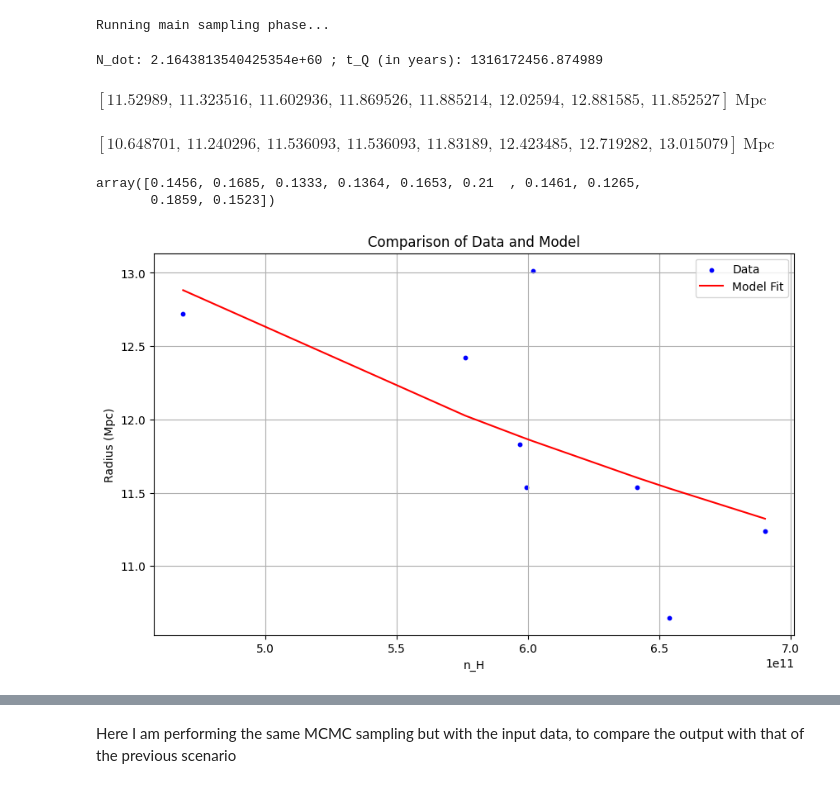
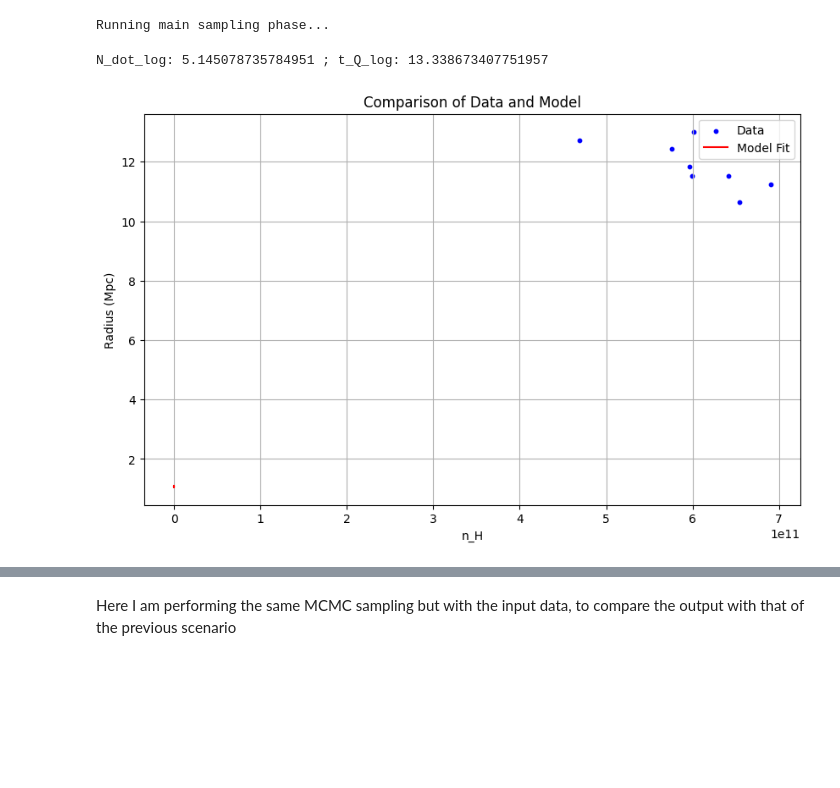
Before and after one commit to Booritth-Balaji/SZ-Quasar-CMB, a Jupyter notebook: Codes/Test.ipynb, the cells around one changed output, grey strips where cells are left out. Cells and saved outputs as stored; diff of their text form; code cells hidden in the pictures; blank space fills up the shorter version.

```diff
--- a/Codes/Test.ipynb
+++ b/Codes/Test.ipynb
@@ -94,6 +103,8 @@ t_Q_max = t_Q_max * 3.156e7  # in s
 
 Ang_err = np.array([0.1] * len(Ang_deg))  # Error in determining the angular diameter in arcmins
 Radius_err = Ang_err * np.pi / (180 * 60) * D_A  # Convert angular error to actual diameter error
+
+Radius_err = np.log10(Radius_err.value)  # Convert to log10 units
 # %%
 # Defining the log-likelihood function
 
@@ -104,7 +115,7 @@ def lnlike(theta, x, y, y_err):
 
 def lnprior(theta):
     N_dot, t_Q = theta
-    if N_dot < N_dot_min or t_Q < t_Q_min: # or N_dot > N_dot_max  or t_Q > t_Q_max:
+    if N_dot < N_dot_min or t_Q < t_Q_min or N_dot > N_dot_max  or t_Q > t_Q_max:
         return -np.inf
     return 0.0
 
@@ -126,7 +137,7 @@ n_burn = 200
 n_steps = 10000
 
 # Initializing the sampler
-sampler = emcee.EnsembleSampler(nwalkers, ndim, lnprob, args=(n_H, Radius, Radius_err))
+sampler = emcee.EnsembleSampler(nwalkers, ndim, lnprob, args=(n_H_log, Radius_log, Radius_err))
 
 # Adding little variation to the initial positions
 p0 = []
@@ -155,46 +166,31 @@ Running burn-in phase...
 Running main sampling phase...
 # %%
 theta_max = samples[np.argmax(sampler.flatlnprobability)]
-print("N_dot:", theta_max[0], "; t_Q (in years):", theta_max[1]/3.156e7 )
+print("N_dot_log:", theta_max[0], "; t_Q_log:", theta_max[1])
 # %% [output]
-N_dot: 2.1643813540425354e+60 ; t_Q (in years): 1316172456.874989
+N_dot_log: 5.145078735784951 ; t_Q_log: 13.338673407751957
-# %%
-# The Radii calculated from the model using the maximum likelihood parameters
-model(theta_max, n_H).to('Mpc')
-# %% [output]
-$[11.52989,~11.323516,~11.602936,~11.869526,~11.885214,~12.02594,~12.881585,~11.852527] \; \mathrm{Mpc}$
-# %%
-# The radius_y values
-Radius
-# %% [output]
-$[10.648701,~11.240296,~11.536093,~11.536093,~11.83189,~12.423485,~12.719282,~13.015079] \; \mathrm{Mpc}$
-# %%
-sampler.acceptance_fraction
-# %% [output]
-array([0.1456, 0.1685, 0.1333, 0.1364, 0.1653, 0.21  , 0.1461, 0.1265,
-       0.1859, 0.1523])
 # %%
 # Sorting the n_H and Radius arrays based on n_H for better visualization
 
-order = np.argsort(n_H)
-n_H_ordered = n_H[order]
-Radius_ordered = Radius[order]
+order = np.argsort(n_H_log)
+n_H_ordered = n_H_log[order]
+Radius_ordered = Radius_log[order]
 
-model_ordered = model(theta_max, n_H_ordered).to('Mpc')
+model_ordered = model(theta_max, n_H_ordered)
 # %%
 # Plotting the results
 
 plt.figure(figsize=(10, 6))
 plt.scatter(n_H, Radius, label='Data', color='blue', s=10)
-plt.plot(n_H_ordered, model(theta_max, n_H_ordered).to('Mpc'), label='Model Fit', color='red')
+plt.plot(n_H_ordered, model(theta_max, n_H_ordered), label='Model Fit', color='red')
 plt.xlabel('n_H')
 plt.ylabel('Radius (Mpc)')
 plt.title('Comparison of Data and Model')
 plt.legend()
 plt.grid()
 plt.show()
 # %% [output]
-[figure, old version]
+[figure, new version]
 # %%
 # Plotting a corner plot of the samples along with the quantiles
 
```
Also changed, not shown: parts of 15 cells of this notebook, 1 other file.
